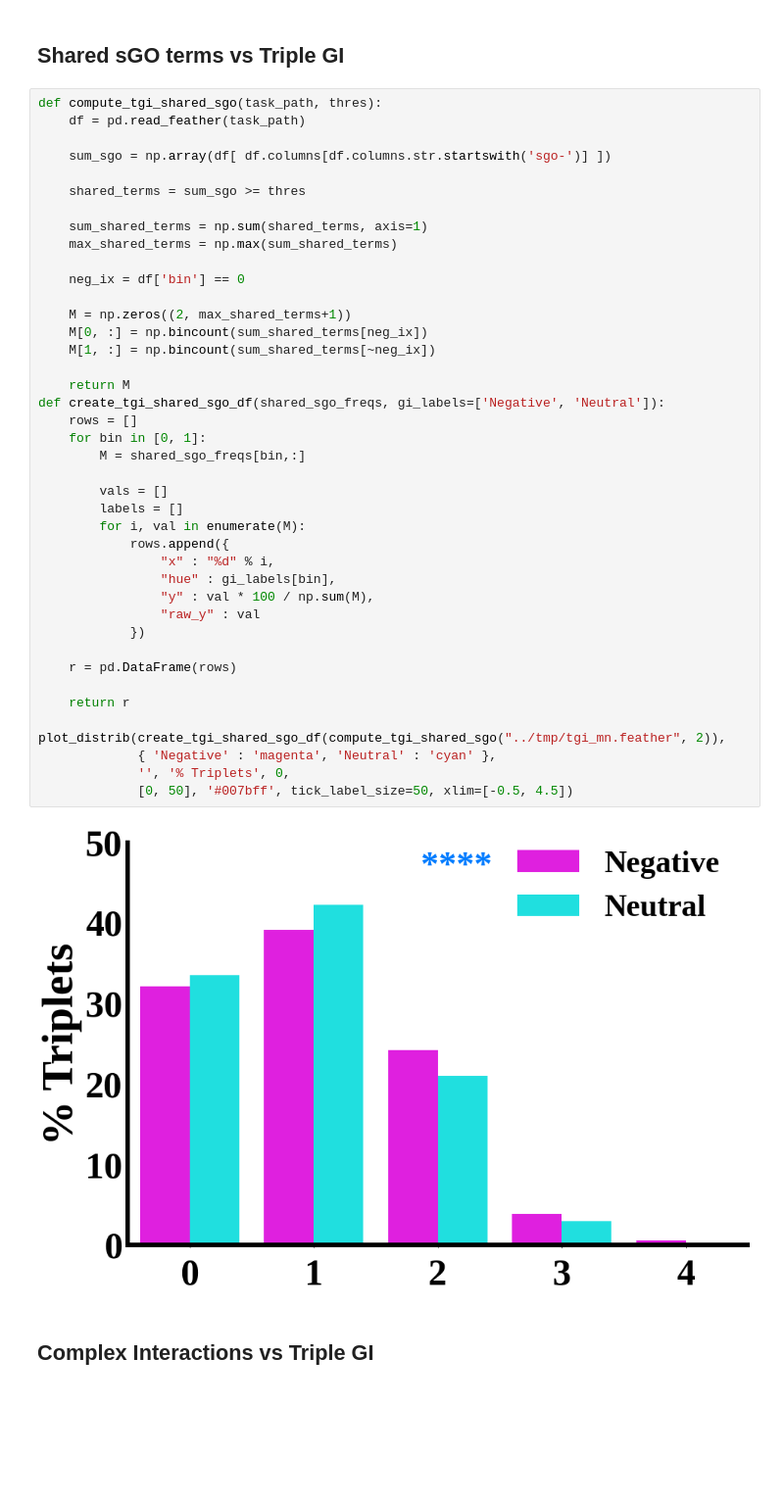
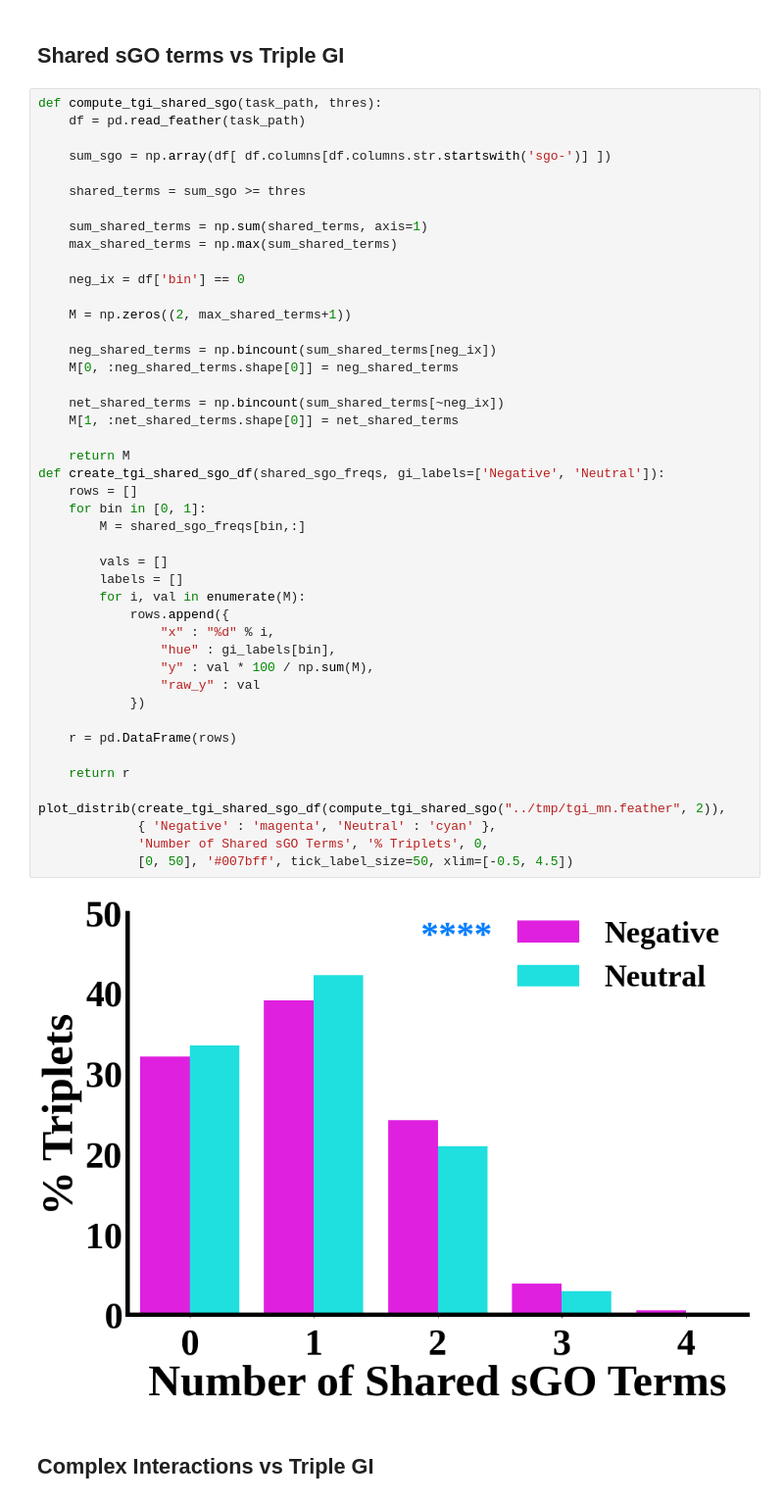
Before and after one commit to KISRDevelopment/cell_viability_paper, a Jupyter notebook: figures.ipynb, the cells around one changed output. Shown at 98% size. Saved outputs shown, nothing was run; the diff lists cells and outputs as text; blank space fills up the shorter version.

```diff
--- a/figures.ipynb
+++ b/figures.ipynb
@@ -983,37 +983,41 @@ def compute_tgi_shared_sgo(task_path, thres):
     max_shared_terms = np.max(sum_shared_terms)
 
     neg_ix = df['bin'] == 0
 
     M = np.zeros((2, max_shared_terms+1))
-    M[0, :] = np.bincount(sum_shared_terms[neg_ix])
-    M[1, :] = np.bincount(sum_shared_terms[~neg_ix])
+
+    neg_shared_terms = np.bincount(sum_shared_terms[neg_ix])
+    M[0, :neg_shared_terms.shape[0]] = neg_shared_terms
+
+    net_shared_terms = np.bincount(sum_shared_terms[~neg_ix])
+    M[1, :net_shared_terms.shape[0]] = net_shared_terms
 
     return M
 def create_tgi_shared_sgo_df(shared_sgo_freqs, gi_labels=['Negative', 'Neutral']):
     rows = []
     for bin in [0, 1]:
         M = shared_sgo_freqs[bin,:]
 
         vals = []
         labels = []
         for i, val in enumerate(M):
             rows.append({
                 "x" : "%d" % i,
                 "hue" : gi_labels[bin],
                 "y" : val * 100 / np.sum(M),
                 "raw_y" : val
             })
 
     r = pd.DataFrame(rows)
 
     return r
 
 plot_distrib(create_tgi_shared_sgo_df(compute_tgi_shared_sgo("../tmp/tgi_mn.feather", 2)),
              { 'Negative' : 'magenta', 'Neutral' : 'cyan' },
-             '', '% Triplets', 0,
+             'Number of Shared sGO Terms', '% Triplets', 0,
              [0, 50], '#007bff', tick_label_size=50, xlim=[-0.5, 4.5])
 # %% [output]
-[figure, old version]
+[figure, new version]
 # %% [markdown]
 ## Complex Interactions vs Triple GI
 # %%
```
Also changed, not shown: parts of 11 cells of this notebook, 1 other file.
